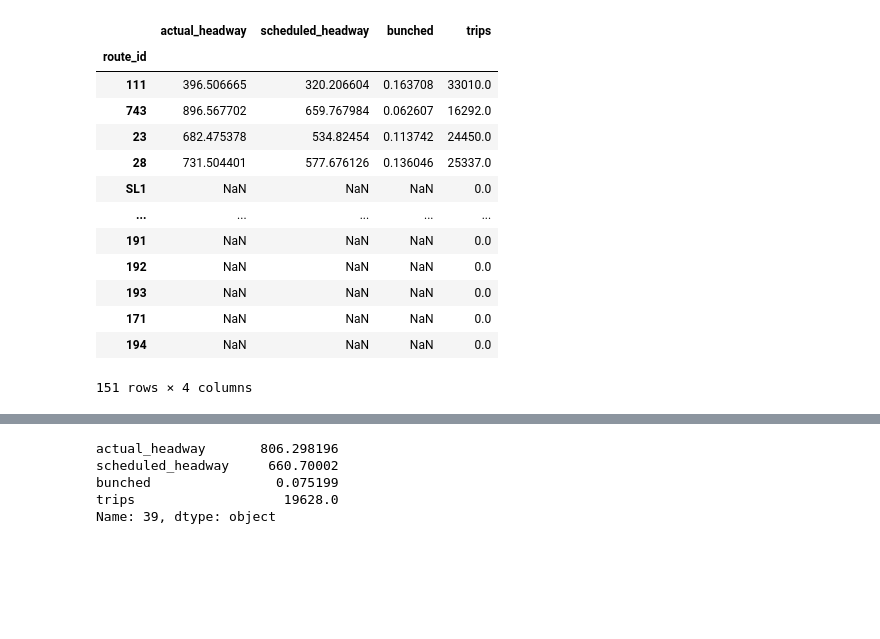
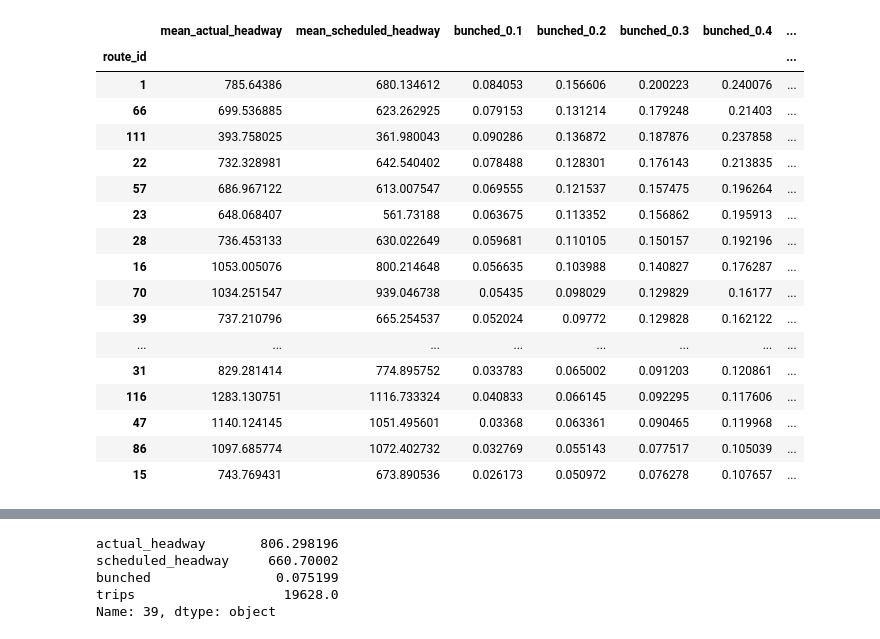
Before and after one commit to transitmatters/bunching-reports, a Jupyter notebook: bunchie_noload.ipynb, the cells around one changed output, grey strips where cells are left out. Saved outputs shown, nothing was run; the diff lists cells and outputs as text; code cells hidden in the pictures; blank space fills up the shorter version.

```diff
--- a/bunchie_noload.ipynb
+++ b/bunchie_noload.ipynb
@@ -82,19 +84,25 @@ for ROUTE in routes:
     OUTPUT[ROUTE] = output
 # %%
 data = pd.concat(OUTPUT.values(), axis=1).T.set_index("route_id")
-data
+# data.to_csv("bunchie_data_breakdown.csv")
-# %% [output]
-|  | actual_headway | scheduled_headway | bunched | trips |
-| route_id |  |  |  |  |
-| 111 | 396.506665 | 320.206604 | 0.163708 | 33010.0 |
-| 743 | 896.567702 | 659.767984 | 0.062607 | 16292.0 |
-| 23 | 682.475378 | 534.82454 | 0.113742 | 24450.0 |
-| 28 | 731.504401 | 577.676126 | 0.136046 | 25337.0 |
-| SL1 | NaN | NaN | NaN | 0.0 |
-| ... | ... | ... | ... | ... |
-| 191 | NaN | NaN | NaN | 0.0 |
-| 192 | NaN | NaN | NaN | 0.0 |
-| 193 | NaN | NaN | NaN | 0.0 |
-| 171 | NaN | NaN | NaN | 0.0 |
-| 194 | NaN | NaN | NaN | 0.0 |
-151 rows × 4 columns
+# %%
+data[data.trips > 4000].sort_values(by='bunched_0.25', ascending=False).head(20) # oct
+# %% [output]
+|  | mean_actual_headway | mean_scheduled_headway | bunched_0.1 | bunched_0.2 | bunched_0.3 | bunched_0.4 | ... |
+| route_id |  |  |  |  |  |  | ... |
+| 1 | 785.64386 | 680.134612 | 0.084053 | 0.156606 | 0.200223 | 0.240076 | ... |
+| 66 | 699.536885 | 623.262925 | 0.079153 | 0.131214 | 0.179248 | 0.21403 | ... |
+| 111 | 393.758025 | 361.980043 | 0.090286 | 0.136872 | 0.187876 | 0.237858 | ... |
+| 22 | 732.328981 | 642.540402 | 0.078488 | 0.128301 | 0.176143 | 0.213835 | ... |
+| 57 | 686.967122 | 613.007547 | 0.069555 | 0.121537 | 0.157475 | 0.196264 | ... |
+| 23 | 648.068407 | 561.73188 | 0.063675 | 0.113352 | 0.156862 | 0.195913 | ... |
+| 28 | 736.453133 | 630.022649 | 0.059681 | 0.110105 | 0.150157 | 0.192196 | ... |
+| 16 | 1053.005076 | 800.214648 | 0.056635 | 0.103988 | 0.140827 | 0.176287 | ... |
+| 70 | 1034.251547 | 939.046738 | 0.05435 | 0.098029 | 0.129829 | 0.16177 | ... |
+| 39 | 737.210796 | 665.254537 | 0.052024 | 0.09772 | 0.129828 | 0.162122 | ... |
+| ... | ... | ... | ... | ... | ... | ... | ... |
+| 31 | 829.281414 | 774.895752 | 0.033783 | 0.065002 | 0.091203 | 0.120861 | ... |
+| 116 | 1283.130751 | 1116.733324 | 0.040833 | 0.066145 | 0.092295 | 0.117606 | ... |
+| 47 | 1140.124145 | 1051.495601 | 0.03368 | 0.063361 | 0.090465 | 0.119968 | ... |
+| 86 | 1097.685774 | 1072.402732 | 0.032769 | 0.055143 | 0.077517 | 0.105039 | ... |
+| 15 | 743.769431 | 673.890536 | 0.026173 | 0.050972 | 0.076278 | 0.107657 | ... |
```
Also changed, not shown: parts of 5 cells of this notebook, 12 other files.
